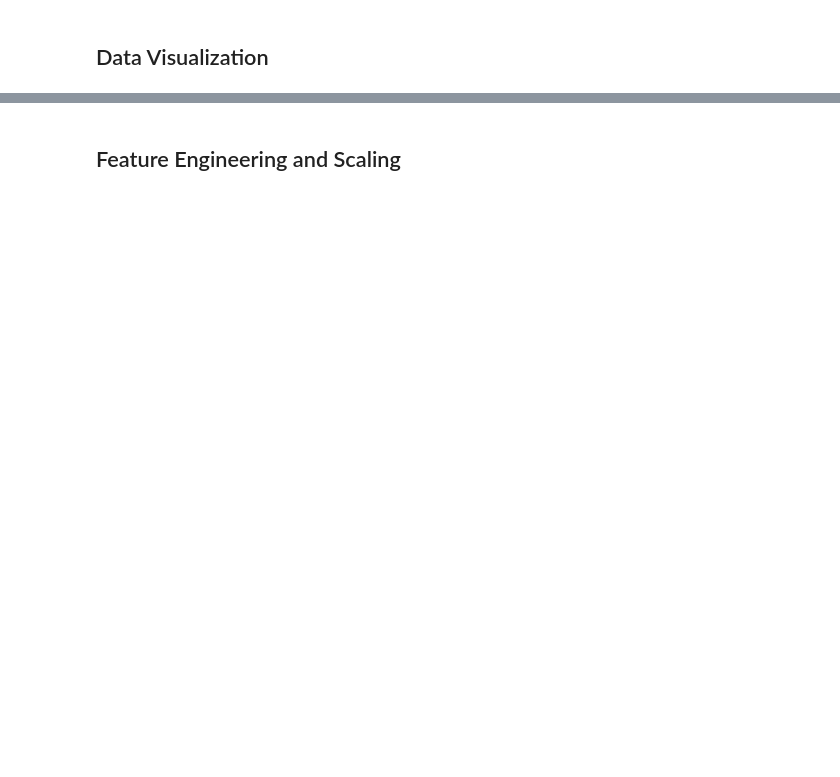
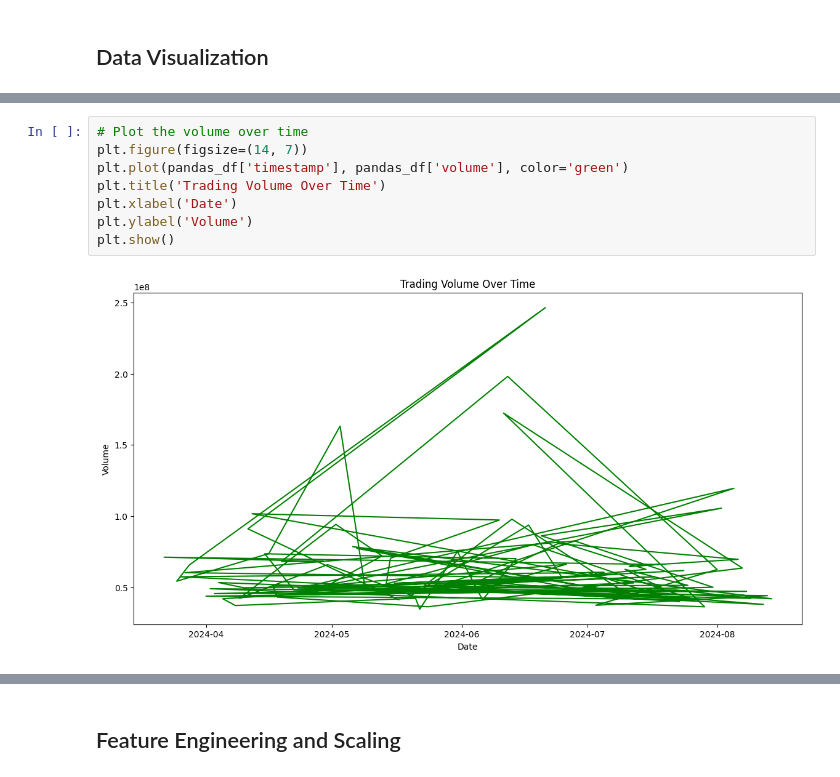
Before and after one commit to disisvm/Stock-Price-Prediction-Using-PySpark, a Jupyter notebook: aapl-stock-price-prediction.ipynb, the cells around one changed output, grey strips where cells are left out. Drawn from its saved outputs; the diff is of its cells as text; blank space fills up the shorter version.

```diff
--- a/aapl-stock-price-prediction.ipynb
+++ b/aapl-stock-price-prediction.ipynb
@@ -121,0 +298,10 @@ Rows: 100, Columns: 6
+# %%
+# Plot the volume over time
+plt.figure(figsize=(14, 7))
+plt.plot(pandas_df['timestamp'], pandas_df['volume'], color='green')
+plt.title('Trading Volume Over Time')
+plt.xlabel('Date')
+plt.ylabel('Volume')
+plt.show()
+# %% [output]
+[figure, added]
```
Also changed, not shown: parts of 40 cells of this notebook, 1 other file.
